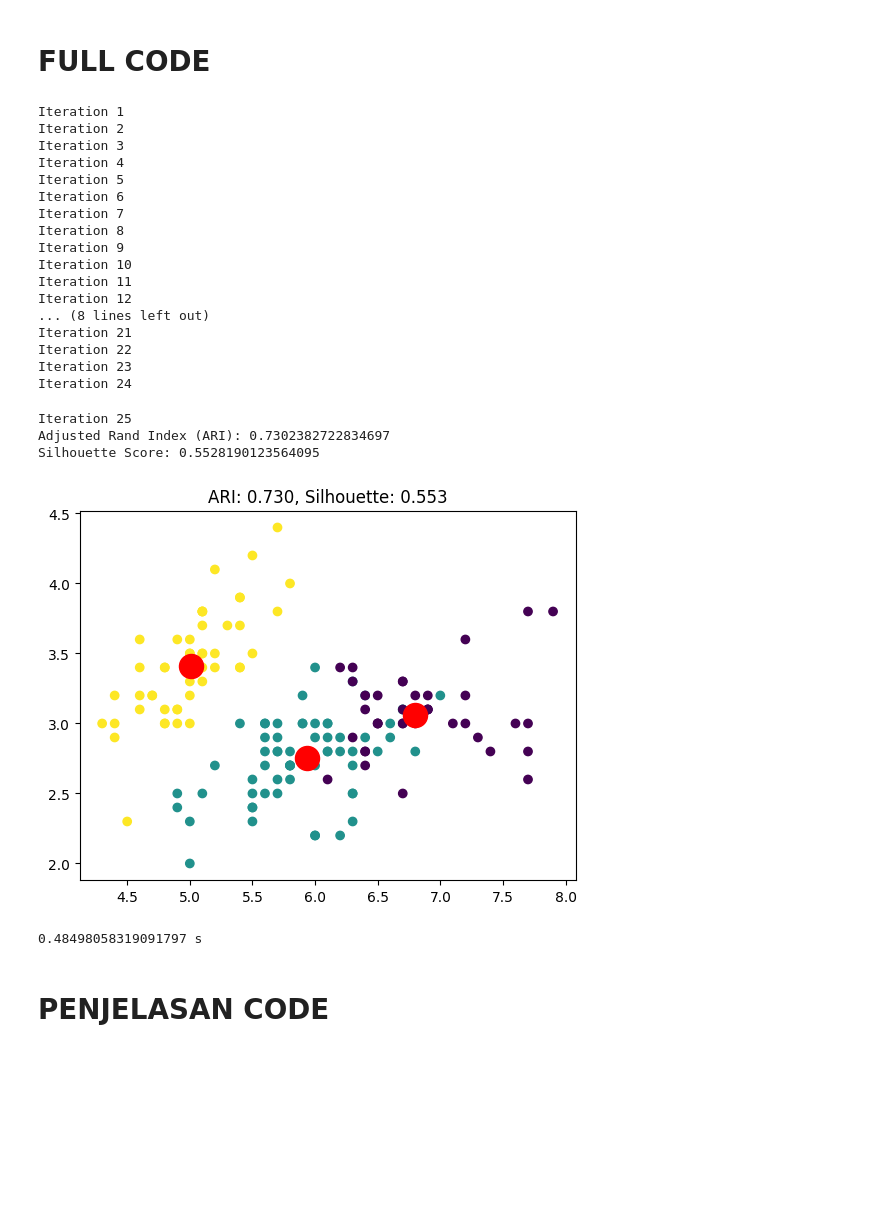
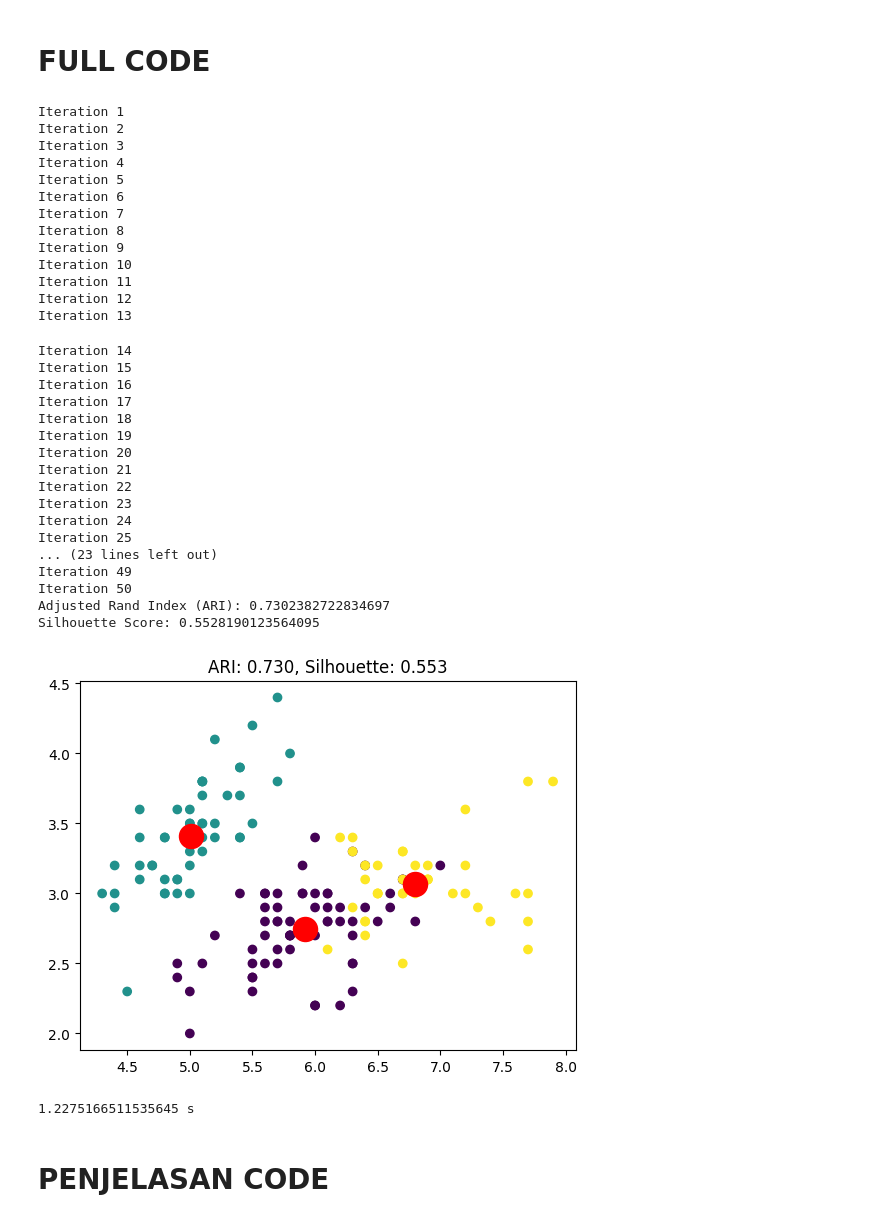
Before and after one commit to yweslakarep123/ant_colony_iris, a Jupyter notebook: StudiKasus_ant_colony.ipynb, the cells around one changed output. Cells and saved outputs as stored; diff of their text form; code cells hidden in the pictures; blank space fills up the shorter version.

```diff
--- a/StudiKasus_ant_colony.ipynb
+++ b/StudiKasus_ant_colony.ipynb
@@ -98,7 +98,7 @@ if __name__ == "__main__":
     data = load_iris().data
     true_labels = load_iris().target
 
-    aco_clustering = AntColonyClustering(data, num_clusters=3, num_ants=5, num_iterations=25)
+    aco_clustering = AntColonyClustering(data, num_clusters=3, num_ants=10, num_iterations=50)
     predicted_labels = aco_clustering.fit()
     centroids = aco_clustering.best_centroids
 
@@ -107,40 +107,50 @@ if __name__ == "__main__":
     silhouette_avg = AntColonyClustering.evaluate_silhouette(data, predicted_labels)
 
     print(f"Adjusted Rand Index (ARI): {ari}")
     print(f"Silhouette Score: {silhouette_avg}")
 
     # Visualisasi hasil clustering
     plt.scatter(data[:, 0], data[:, 1], c=predicted_labels, cmap='viridis')
     plt.scatter(centroids[:, 0], centroids[:, 1], s=300, c='red')
     plt.title(f'ARI: {ari:.3f}, Silhouette: {silhouette_avg:.3f}')
     plt.show()
 end_time = time.time()
 hasil_waktu = end_time - start_time
 
 print(str(hasil_waktu)+' s')
 # %% [output]
 Iteration 1
 Iteration 2
 Iteration 3
 Iteration 4
 Iteration 5
 Iteration 6
 Iteration 7
 Iteration 8
 Iteration 9
 Iteration 10
 Iteration 11
 Iteration 12
-... (8 lines left out)
-Iteration 21
-Iteration 22
-Iteration 23
-Iteration 24
+Iteration 13
+Iteration 14
+Iteration 15
+Iteration 16
+Iteration 17
+Iteration 18
+Iteration 19
+Iteration 20
+Iteration 21
+Iteration 22
+Iteration 23
+Iteration 24
 Iteration 25
+... (23 lines left out)
+Iteration 49
+Iteration 50
 Adjusted Rand Index (ARI): 0.7302382722834697
 Silhouette Score: 0.5528190123564095
-[figure, old version]
+[figure, new version]
-0.48498058319091797 s
+1.2275166511535645 s
 # %% [markdown]
 <h1>PENJELASAN CODE</h1>
 # %% [markdown]
```
Also changed, not shown: parts of 6 cells of this notebook.
